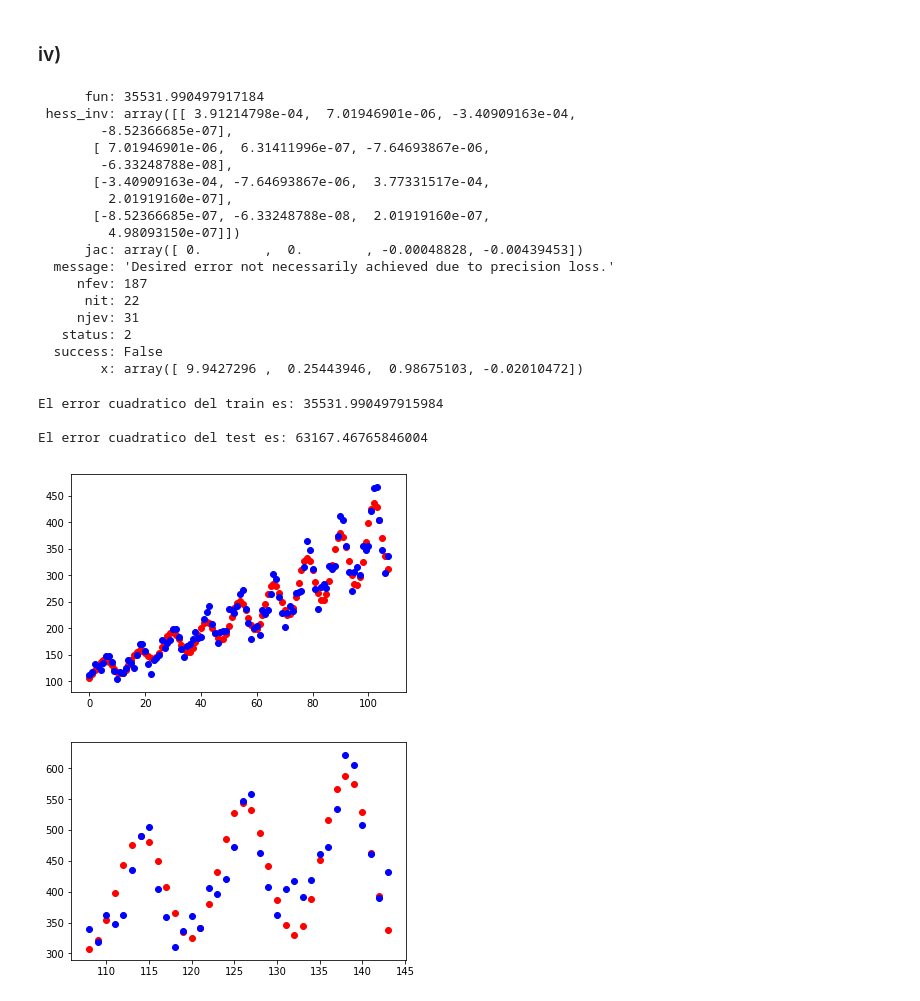
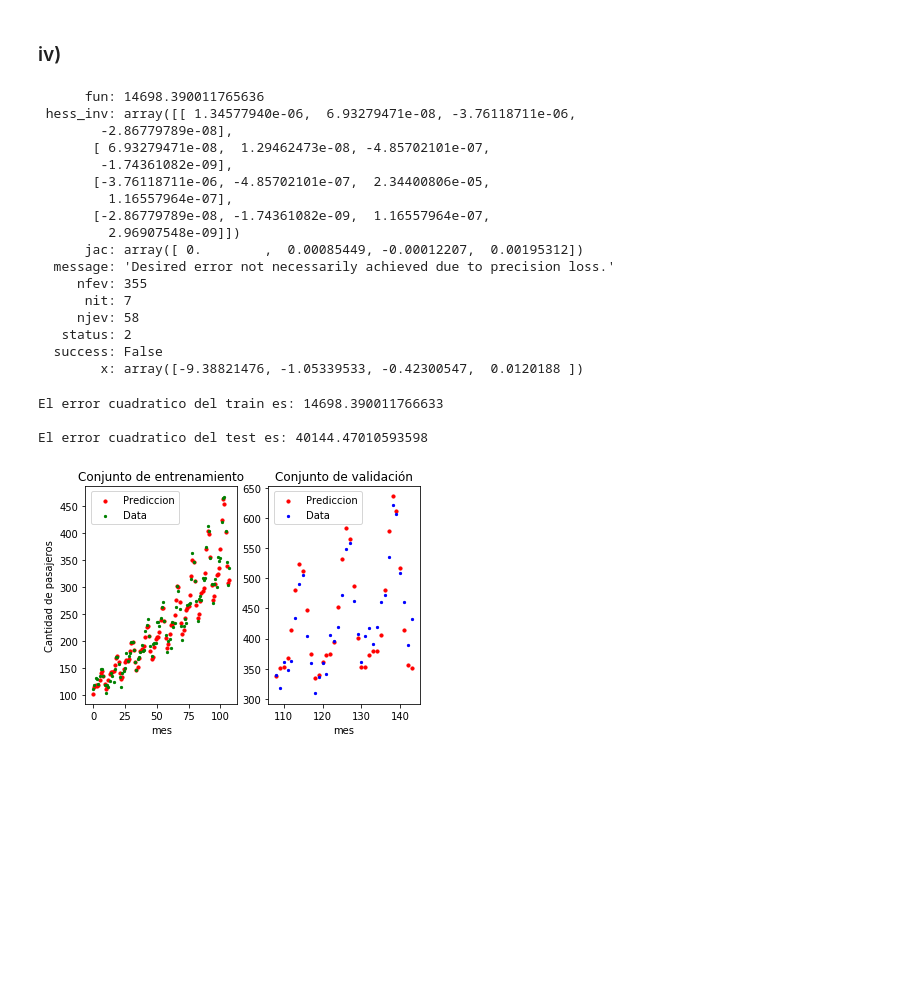
Before and after one commit to martinKindall/aprendizaje_probabilistico_uchile, a Jupyter notebook: Tarea2/tarea2_martin_cornejo.ipynb, the cells around one changed output. Drawn from its saved outputs; the diff is of its cells as text; code cells hidden in the pictures; blank space fills up the shorter version.

```diff
--- a/Tarea2/tarea2_martin_cornejo.ipynb
+++ b/Tarea2/tarea2_martin_cornejo.ipynb
@@ -184,16 +184,25 @@ opt.minimize(cost_func, theta_1, args=(x_tr, y_tr), method='BFGS', tol=1e-9)
 # %% [markdown]
 Graficamos el resultado de la optimización:
 # %%
-params_pol_sin = np.array([11.90460783,  0.52060465, -1.17650325,  0.01744124])
+params_pol_sin = np.array([11.90460501,  0.52060465, -1.17650334,  0.01744125])
 
 #pdb.set_trace()
-plt.figure()
-plt.scatter(x_tr,f_pol_sin(x_tr, params_pol_sin), c ='r')
-plt.scatter(x_tr,y_tr, c ='b')
 
-plt.figure()
-plt.scatter(x_te,f_pol_sin(x_te, params_pol_sin), c ='r')
-plt.scatter(x_te,y_te, c ='b')
+f, figures = plt.subplots(1, 2)
+figures[0].scatter(x_tr,f_pol_sin(x_tr, params_pol_sin), c ='r', s=10)
+figures[0].scatter(x_tr,y_tr, c='g', s=5)
+figures[0].set_xlabel("mes")
+figures[0].set_ylabel("Cantidad de pasajeros")
+figures[0].set_title("Conjunto de entrenamiento")
+figures[0].legend(["Prediccion","Data"], bbox_to_anchor=(0.65, 1))
+
+figures[1].scatter(x_te,f_pol_sin(x_te, params_pol_sin), c ='r', s=10)
+figures[1].scatter(x_te,y_te, c='b', s=5)
+figures[1].set_xlabel("mes")
+figures[1].set_title("Conjunto de validación")
+figures[1].legend(["Prediccion","Data"], bbox_to_anchor=(0.65, 1))
+
+plt.savefig('ajuste_pol_sin.pdf')
 
 print("")
 print("El error cuadratico del train es: " + str(errorCuadratico(x_tr,f_pol_sin(x_tr, params_pol_sin), y_tr)))
@@ -225,45 +233,50 @@ def cost_func_iv(theta, x, y):
 
     return np.sum(np.power(np.subtract(y, np.vectorize(f_pol_sin_sin_aux)(x)), 2))
 
-theta_iv_init = np.array([0.4, 0.3, 0.1, 0.01])
+theta_iv_init = np.array([-9.38821476, -1.05339533, -0.42300547,  0.0120188 ])
 
 opt.minimize(cost_func_iv, theta_iv_init, args=(x_tr, y_tr), method='BFGS', tol=1e-9)
 # %% [output]
-      fun: 35531.990497917184
- hess_inv: array([[ 3.91214798e-04,  7.01946901e-06, -3.40909163e-04,
-        -8.52366685e-07],
-       [ 7.01946901e-06,  6.31411996e-07, -7.64693867e-06,
-        -6.33248788e-08],
-       [-3.40909163e-04, -7.64693867e-06,  3.77331517e-04,
-         2.01919160e-07],
-       [-8.52366685e-07, -6.33248788e-08,  2.01919160e-07,
-         4.98093150e-07]])
-      jac: array([ 0.        ,  0.        , -0.00048828, -0.00439453])
+      fun: 14698.390011765636
+ hess_inv: array([[ 1.34577940e-06,  6.93279471e-08, -3.76118711e-06,
+        -2.86779789e-08],
+       [ 6.93279471e-08,  1.29462473e-08, -4.85702101e-07,
+        -1.74361082e-09],
+       [-3.76118711e-06, -4.85702101e-07,  2.34400806e-05,
+         1.16557964e-07],
+       [-2.86779789e-08, -1.74361082e-09,  1.16557964e-07,
+         2.96907548e-09]])
+      jac: array([ 0.        ,  0.00085449, -0.00012207,  0.00195312])
   message: 'Desired error not necessarily achieved due to precision loss.'
-     nfev: 187
-      nit: 22
-     njev: 31
+     nfev: 355
+      nit: 7
+     njev: 58
    status: 2
   success: False
-        x: array([ 9.9427296 ,  0.25443946,  0.98675103, -0.02010472])
+        x: array([-9.38821476, -1.05339533, -0.42300547,  0.0120188 ])
 # %%
-params_pol_sin_sin = np.array([ 9.94268764,  0.25443944,  0.98675174, -0.02010462])
+params_pol_sin_sin = np.array([-9.38821476, -1.05339533, -0.42300547,  0.0120188])
 
-plt.figure()
-plt.scatter(x_tr,f_theta_pol_sin_sin(x_tr, params_pol_sin_sin), c ='r')
-plt.scatter(x_tr,y_tr, c ='b')
+f, figures = plt.subplots(1, 2)
+figures[0].scatter(x_tr,f_theta_pol_sin_sin(x_tr, params_pol_sin_sin), c ='r', s=10)
+figures[0].scatter(x_tr,y_tr, c='g', s=5)
+figures[0].set_xlabel("mes")
+figures[0].set_ylabel("Cantidad de pasajeros")
+figures[0].set_title("Conjunto de entrenamiento")
+figures[0].legend(["Prediccion","Data"], bbox_to_anchor=(0.65, 1))
 
-plt.figure()
-plt.scatter(x_te,f_theta_pol_sin_sin(x_te, params_pol_sin_sin), c ='r')
-plt.scatter(x_te,y_te, c ='b')
+figures[1].scatter(x_te,f_theta_pol_sin_sin(x_te, params_pol_sin_sin), c ='r', s=10)
+figures[1].scatter(x_te,y_te, c='b', s=5)
+figures[1].set_xlabel("mes")
+figures[1].set_title("Conjunto de validación")
+figures[1].legend(["Prediccion","Data"], bbox_to_anchor=(0.65, 1))
 
 print("")
 print("El error cuadratico del train es: " + str(errorCuadratico(x_tr,f_theta_pol_sin_sin(x_tr, params_pol_sin_sin), y_tr)))
 print("")
 print("El error cuadratico del test es: " + str(errorCuadratico(x_te,f_theta_pol_sin_sin(x_te, params_pol_sin_sin), y_te)))
 # %% [output]
-El error cuadratico del train es: 35531.990497915984
+El error cuadratico del train es: 14698.390011766633
 
-El error cuadratico del test es: 63167.46765846004
+El error cuadratico del test es: 40144.47010593598
-[figure, old version]
+[figure, new version]
-[figure, removed]
```
Also changed, not shown: parts of 2 cells of this notebook.
